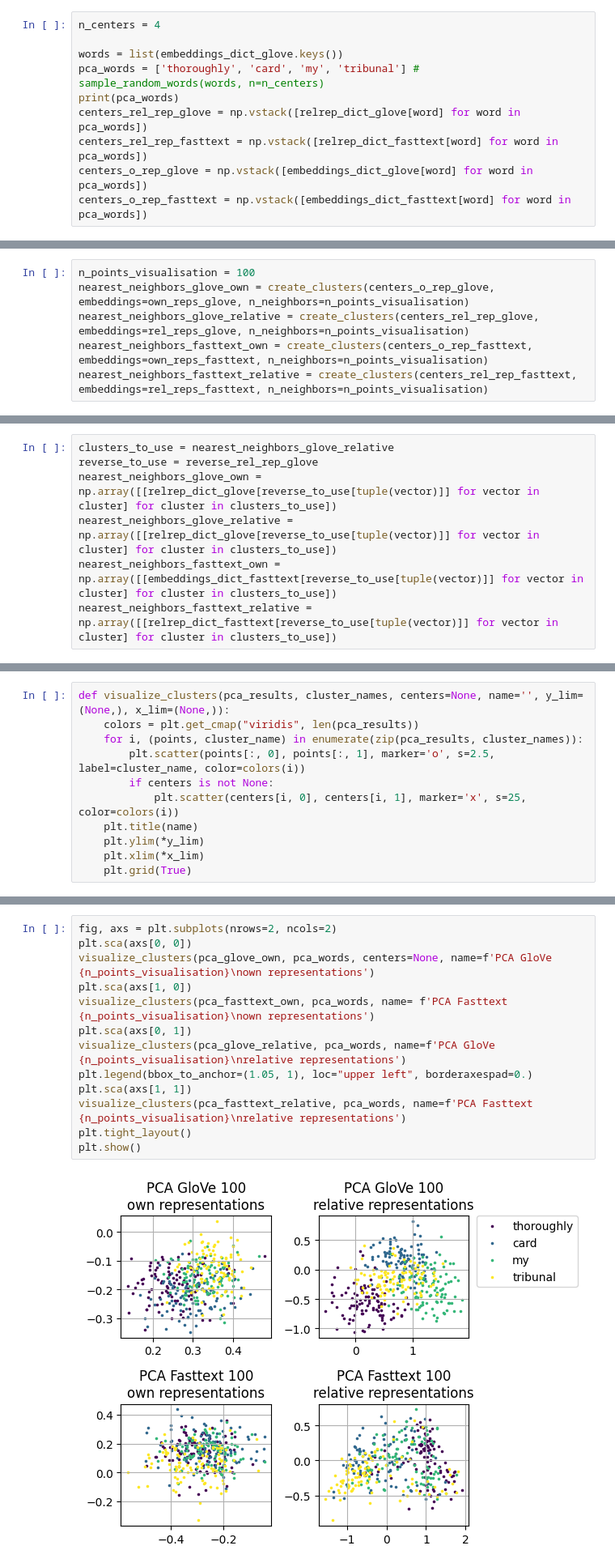
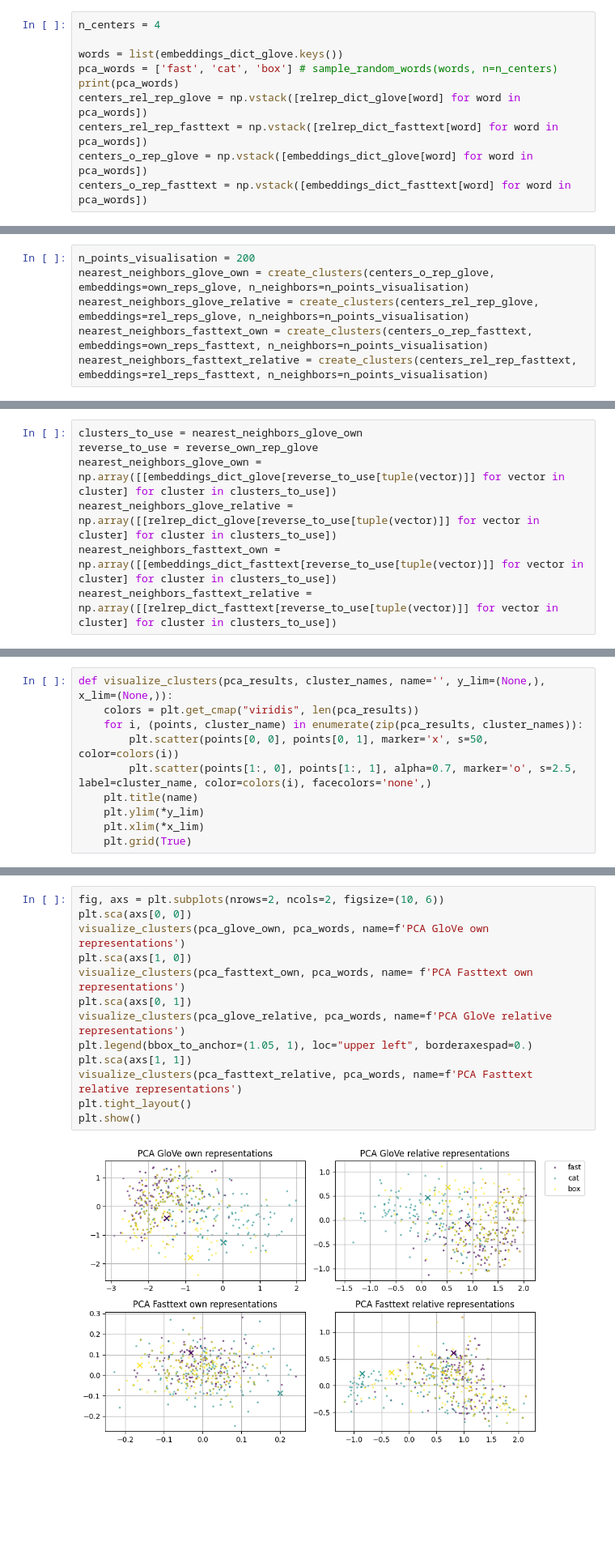
Before and after one commit to Twinbo/Signals-and-Data-Autumn-2025-student, a Jupyter notebook: week_10/ex_10_solutions_1.ipynb, the cells around one changed output, grey strips where cells are left out. Shown at 81% size. Drawn from its saved outputs; the diff is of its cells as text; blank space fills up the shorter version.

Commit message:
with both versions and nicer plots
Also centering at 0
And exercise formatting

```diff
--- a/week_10/ex_10_solutions_1.ipynb
+++ b/week_10/ex_10_solutions_1.ipynb
@@ -295,7 +334,7 @@ def do_pca(vectors_per_cluster, embeddings):
 n_centers = 4
 
 words = list(embeddings_dict_glove.keys())
-pca_words = ['thoroughly', 'card', 'my', 'tribunal'] # sample_random_words(words, n=n_centers)
+pca_words = ['fast', 'cat', 'box'] # sample_random_words(words, n=n_centers)
 print(pca_words)
 centers_rel_rep_glove = np.vstack([relrep_dict_glove[word] for word in pca_words])
 centers_rel_rep_fasttext = np.vstack([relrep_dict_fasttext[word] for word in pca_words])
@@ -311,5 +345,5 @@ rel_reps_fasttext = np.vstack(list(relrep_dict_fasttext.values()))
 # %%
-n_points_visualisation = 100
+n_points_visualisation = 200
 nearest_neighbors_glove_own = create_clusters(centers_o_rep_glove, embeddings=own_reps_glove, n_neighbors=n_points_visualisation)
 nearest_neighbors_glove_relative = create_clusters(centers_rel_rep_glove, embeddings=rel_reps_glove, n_neighbors=n_points_visualisation)
 nearest_neighbors_fasttext_own = create_clusters(centers_o_rep_fasttext, embeddings=own_reps_fasttext, n_neighbors=n_points_visualisation)
@@ -317,7 +353,7 @@ nearest_neighbors_fasttext_relative = create_clusters(centers_rel_rep_fasttext,
 # %%
-clusters_to_use = nearest_neighbors_glove_relative
-reverse_to_use = reverse_rel_rep_glove
-nearest_neighbors_glove_own = np.array([[relrep_dict_glove[reverse_to_use[tuple(vector)]] for vector in cluster] for cluster in clusters_to_use])
+clusters_to_use = nearest_neighbors_glove_own
+reverse_to_use = reverse_own_rep_glove
+nearest_neighbors_glove_own = np.array([[embeddings_dict_glove[reverse_to_use[tuple(vector)]] for vector in cluster] for cluster in clusters_to_use])
 nearest_neighbors_glove_relative = np.array([[relrep_dict_glove[reverse_to_use[tuple(vector)]] for vector in cluster] for cluster in clusters_to_use])
 nearest_neighbors_fasttext_own = np.array([[embeddings_dict_fasttext[reverse_to_use[tuple(vector)]] for vector in cluster] for cluster in clusters_to_use])
 nearest_neighbors_fasttext_relative = np.array([[relrep_dict_fasttext[reverse_to_use[tuple(vector)]] for vector in cluster] for cluster in clusters_to_use])
@@ -329,12 +365,11 @@ pca_fasttext_relative = do_pca(nearest_neighbors_fasttext_relative, embeddings=r
 # %% [markdown]
 **4. We now need a function to visualise the results:**
 # %%
-def visualize_clusters(pca_results, cluster_names, centers=None, name='', y_lim=(None,), x_lim=(None,)):
+def visualize_clusters(pca_results, cluster_names, name='', y_lim=(None,), x_lim=(None,)):
     colors = plt.get_cmap("viridis", len(pca_results))
     for i, (points, cluster_name) in enumerate(zip(pca_results, cluster_names)):
-        plt.scatter(points[:, 0], points[:, 1], marker='o', s=2.5, label=cluster_name, color=colors(i))
-        if centers is not None:
-            plt.scatter(centers[i, 0], centers[i, 1], marker='x', s=25, color=colors(i))
+        plt.scatter(points[0, 0], points[0, 1], marker='x', s=50, color=colors(i))
+        plt.scatter(points[1:, 0], points[1:, 1], alpha=0.7, marker='o', s=2.5, label=cluster_name, color=colors(i), facecolors='none',)
     plt.title(name)
     plt.ylim(*y_lim)
     plt.xlim(*x_lim)
@@ -351,15 +377,15 @@ centers_pca_own_glove.shape
 # %%
-fig, axs = plt.subplots(nrows=2, ncols=2)
+fig, axs = plt.subplots(nrows=2, ncols=2, figsize=(10, 6))
 plt.sca(axs[0, 0])
-visualize_clusters(pca_glove_own, pca_words, centers=None, name=f'PCA GloVe {n_points_visualisation}\nown representations')
+visualize_clusters(pca_glove_own, pca_words, name=f'PCA GloVe own representations')
 plt.sca(axs[1, 0])
-visualize_clusters(pca_fasttext_own, pca_words, name= f'PCA Fasttext {n_points_visualisation}\nown representations')
+visualize_clusters(pca_fasttext_own, pca_words, name= f'PCA Fasttext own representations')
 plt.sca(axs[0, 1])
-visualize_clusters(pca_glove_relative, pca_words, name=f'PCA GloVe {n_points_visualisation}\nrelative representations')
+visualize_clusters(pca_glove_relative, pca_words, name=f'PCA GloVe relative representations')
 plt.legend(bbox_to_anchor=(1.05, 1), loc="upper left", borderaxespad=0.)
 plt.sca(axs[1, 1])
-visualize_clusters(pca_fasttext_relative, pca_words, name=f'PCA Fasttext {n_points_visualisation}\nrelative representations')
+visualize_clusters(pca_fasttext_relative, pca_words, name=f'PCA Fasttext relative representations')
 plt.tight_layout()
 plt.show()
 # %% [output]
-[figure, old version]
+[figure, new version]
```
Also changed, not shown: parts of 30 cells of this notebook, 2 other files.
